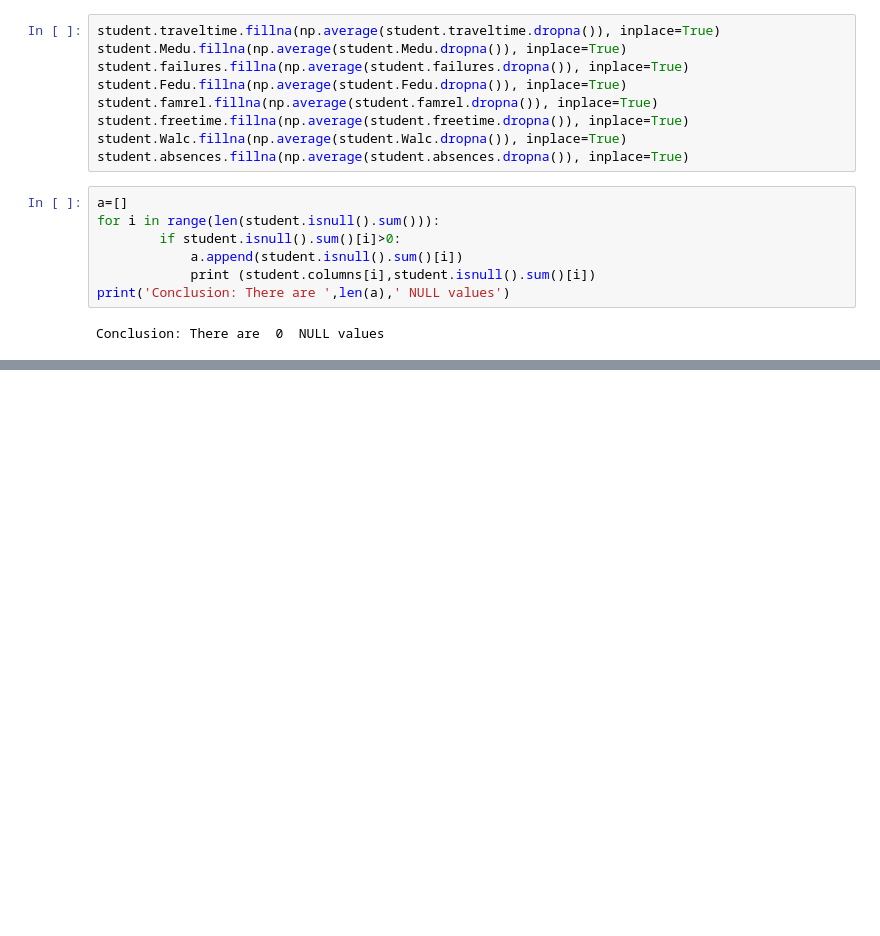
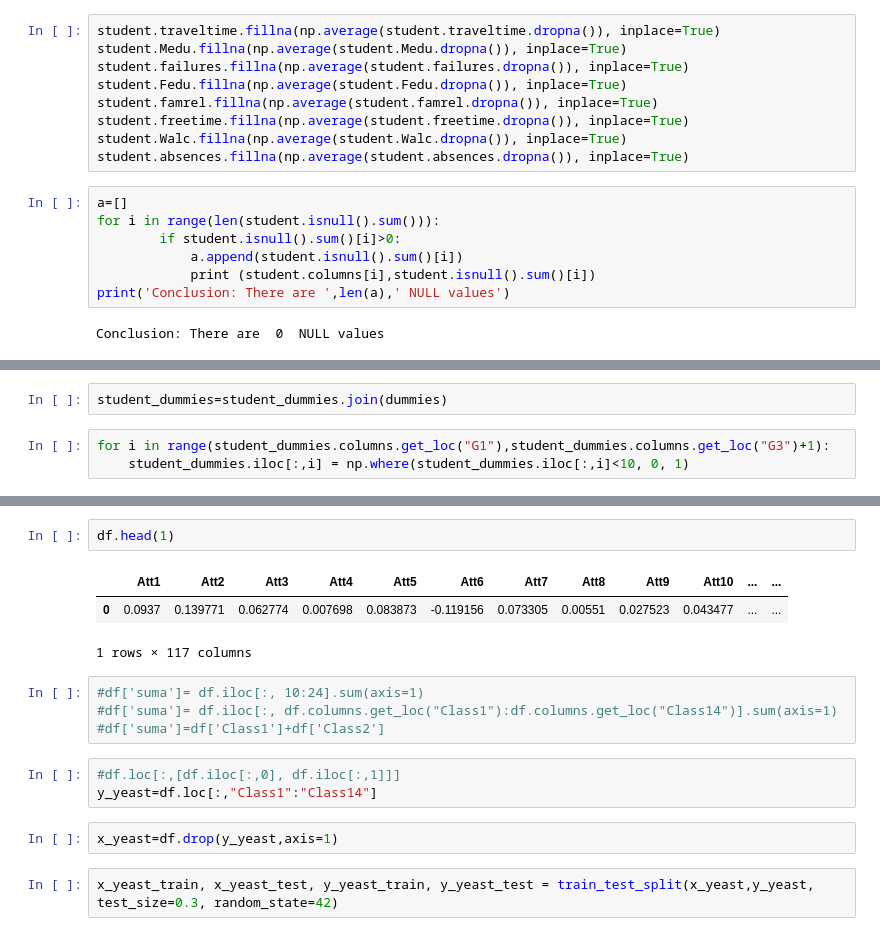
Before and after one commit to dusicastepic/Multi-label-classification-, a Jupyter notebook: MLC - proba.ipynb, the cells around one changed output, grey strips where cells are left out. Cells and saved outputs as stored; diff of their text form; blank space fills up the shorter version.

```diff
--- a/MLC - proba.ipynb
+++ b/MLC - proba.ipynb
@@ -116,0 +131,5 @@ Conclusion: There are  0  NULL values
+# %%
+student_dummies=student_dummies.join(dummies)
+# %%
+for i in range(student_dummies.columns.get_loc("G1"),student_dummies.columns.get_loc("G3")+1):
+    student_dummies.iloc[:,i] = np.where(student_dummies.iloc[:,i]<10, 0, 1)
@@ -128,0 +339,17 @@ NameError: name 'load_arff_to_numpy' is not defined
+# %%
+df.head(1)
+# %% [output]
+|  | Att1 | Att2 | Att3 | Att4 | Att5 | Att6 | Att7 | Att8 | Att9 | Att10 | ... | ... |
+| 0 | 0.0937 | 0.139771 | 0.062774 | 0.007698 | 0.083873 | -0.119156 | 0.073305 | 0.00551 | 0.027523 | 0.043477 | ... | ... |
+1 rows × 117 columns
+# %%
+#df['suma']= df.iloc[:, 10:24].sum(axis=1)
+#df['suma']= df.iloc[:, df.columns.get_loc("Class1"):df.columns.get_loc("Class14")].sum(axis=1)
+#df['suma']=df['Class1']+df['Class2']
+# %%
+#df.loc[:,[df.iloc[:,0], df.iloc[:,1]]]
+y_yeast=df.loc[:,"Class1":"Class14"]
+# %%
+x_yeast=df.drop(y_yeast,axis=1)
+# %%
+x_yeast_train, x_yeast_test, y_yeast_train, y_yeast_test = train_test_split(x_yeast,y_yeast, test_size=0.3, random_state=42)
```
Also changed, not shown: parts of 51 cells of this notebook.
